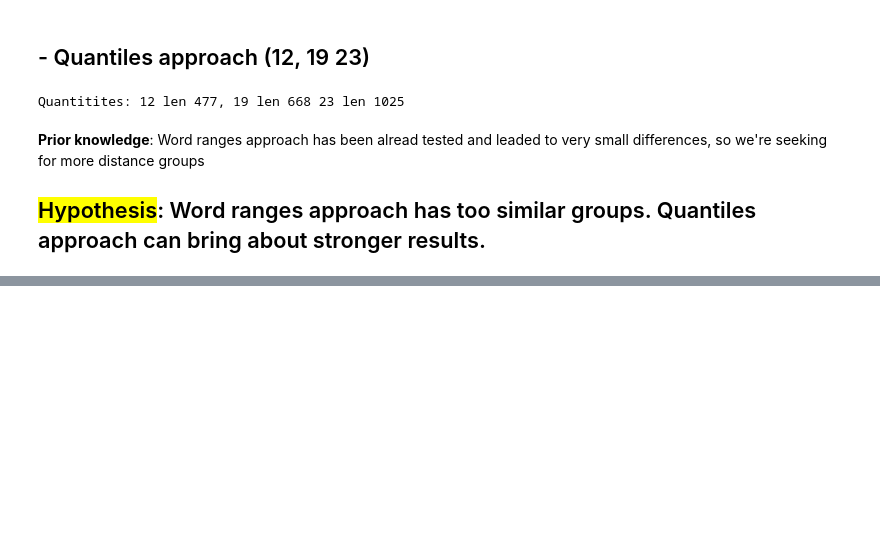
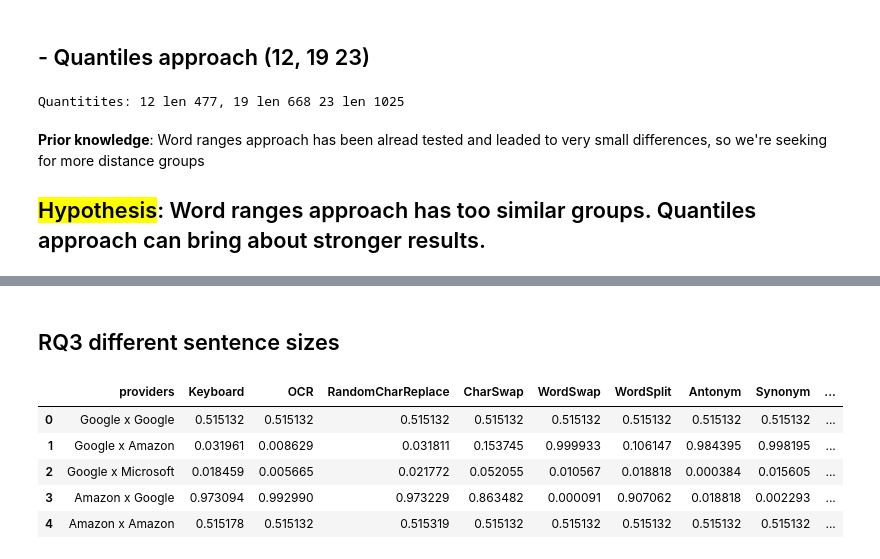
Before and after one commit to Juliano-rb/experiments_fault_injection_mlaas, a Jupyter notebook: fault_injection_mlaas/auxiliar.ipynb, the cells around one changed output, grey strips where cells are left out. Drawn from its saved outputs; the diff is of its cells as text; code cells hidden in the pictures; blank space fills up the shorter version.

```diff
--- a/fault_injection_mlaas/auxiliar.ipynb
+++ b/fault_injection_mlaas/auxiliar.ipynb
@@ -263,0 +362,31 @@ Quantitites: 12 len 477, 19 len 668 23 len 1025
+# %% [markdown]
+## RQ3 different sentence sizes
+# %%
+import pandas as pd
+import matplotlib.pyplot as plt
+import scipy.stats as stats
+import logging
+
+# ######### sentence size = 12
+df, providers, noise_algorithms = read_metrics("outputs/experiment2/size100_12-21-2022 20_53_00/[12-12]/results/metrics.json")
+results = run_mannwhitneyu(df, providers, noise_algorithms)
+results.to_excel("statistical_tests/rq3_12_mannwhitneyu_noise.xlsx", index=False)
+
+# ######### sentence size = 19
+df, providers, noise_algorithms = read_metrics("outputs/experiment2/size100_12-21-2022 20_53_00/[19-19]/results/metrics.json")
+results = run_mannwhitneyu(df, providers, noise_algorithms)
+results.to_excel("statistical_tests/rq3_19_mannwhitneyu_noise.xlsx", index=False)
+
+####### sentence size = 23
+df, providers, noise_algorithms = read_metrics("outputs/experiment2/size100_12-21-2022 20_53_00/[23-23]/results/metrics.json")
+results = run_mannwhitneyu(df, providers, noise_algorithms)
+results.to_excel("statistical_tests/rq3_23_mannwhitneyu_noise.xlsx", index=False)
+
+results.head()
+# %% [output]
+|  | providers | Keyboard | OCR | RandomCharReplace | CharSwap | WordSwap | WordSplit | Antonym | Synonym | ... |
+| 0 | Google x Google | 0.515132 | 0.515132 | 0.515132 | 0.515132 | 0.515132 | 0.515132 | 0.515132 | 0.515132 | ... |
+| 1 | Google x Amazon | 0.031961 | 0.008629 | 0.031811 | 0.153745 | 0.999933 | 0.106147 | 0.984395 | 0.998195 | ... |
+| 2 | Google x Microsoft | 0.018459 | 0.005665 | 0.021772 | 0.052055 | 0.010567 | 0.018818 | 0.000384 | 0.015605 | ... |
+| 3 | Amazon x Google | 0.973094 | 0.992990 | 0.973229 | 0.863482 | 0.000091 | 0.907062 | 0.018818 | 0.002293 | ... |
+| 4 | Amazon x Amazon | 0.515178 | 0.515132 | 0.515319 | 0.515132 | 0.515132 | 0.515132 | 0.515132 | 0.515132 | ... |
```
Also changed, not shown: parts of 5 cells of this notebook, 10 other files.
